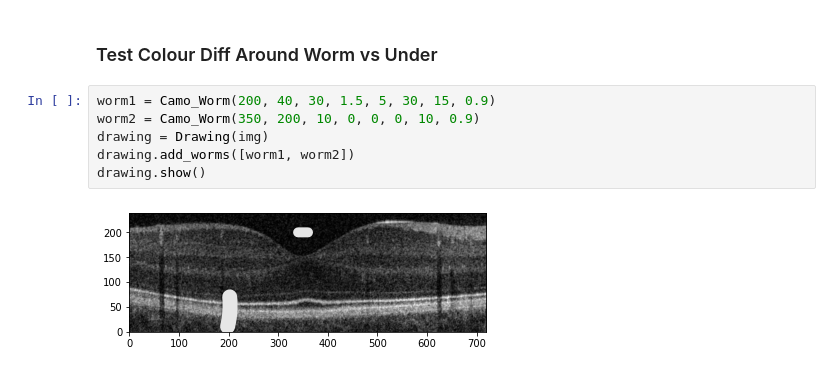
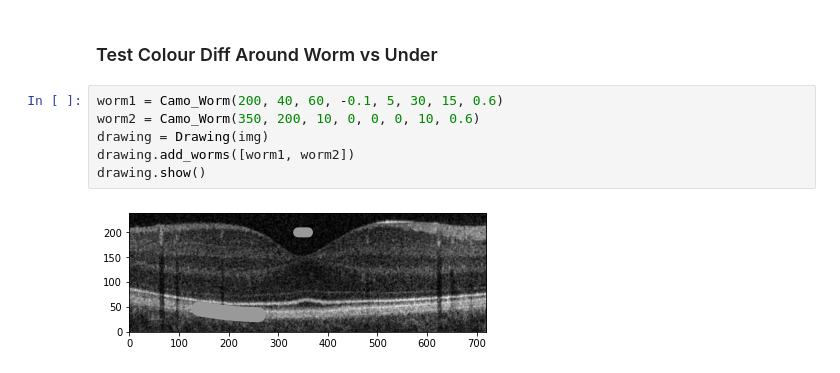
Before and after one commit to evnw/CITS4404-Assignment2, a Jupyter notebook: test_points_around.ipynb, the cells around one changed output. Saved outputs shown, nothing was run; the diff lists cells and outputs as text.

```diff
--- a/test_points_around.ipynb
+++ b/test_points_around.ipynb
@@ -42,10 +42,10 @@ drawing.show()
 # %% [markdown]
 ### Test Colour Diff Around Worm vs Under
 # %%
-worm1 = Camo_Worm(200, 40, 30, 1.5, 5, 30, 15, 0.9)
-worm2 = Camo_Worm(350, 200, 10, 0, 0, 0, 10, 0.9)
+worm1 = Camo_Worm(200, 40, 60, -0.1, 5, 30, 15, 0.6)
+worm2 = Camo_Worm(350, 200, 10, 0, 0, 0, 10, 0.6)
 drawing = Drawing(img)
 drawing.add_worms([worm1, worm2])
 drawing.show()
 # %% [output]
-[figure, old version]
+[figure, new version]
```
Also changed, not shown: parts of 3 cells of this notebook, 1 other file.
